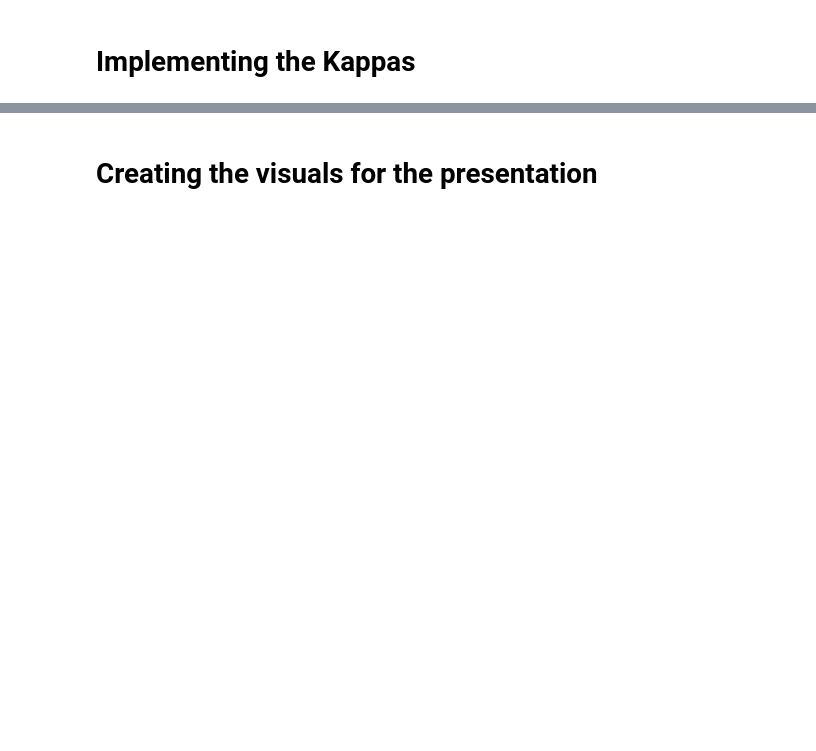
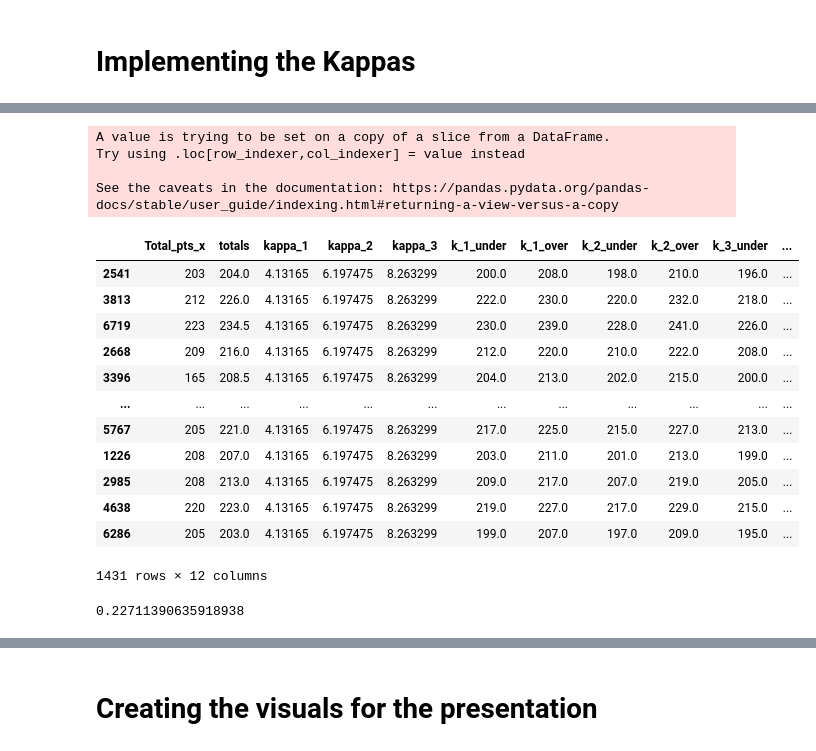
Before and after one commit to amoss038/Over_under, a Jupyter notebook: ml_models_playground.ipynb, the cells around one changed output, grey strips where cells are left out. Saved outputs shown, nothing was run; the diff lists cells and outputs as text; code cells hidden in the pictures; blank space fills up the shorter version.

```diff
--- a/ml_models_playground.ipynb
+++ b/ml_models_playground.ipynb
@@ -482,3 +438,8 @@ gradient_fit= gradient.fit(X_train, y_train)
 y_pred = gradient_fit.predict(X_test)
 # %% [markdown]
 # Implementing the Kappas
+# %%
+#creating the play DF from y_test because y_test maintains the same index as the original
+#DF so that we can combine with the original DF to compare the Kappas to the games the y test refers to
+play = pd.DataFrame(y_test)
+play
@@ -485,3 +460,37 @@ y_pred = gradient_fit.predict(X_test)
+# %%
+#Creating new_df, which is the original df merged on index with the play DF
+new_df = pd.merge(play, ml_df, left_index=True, right_index=True)
+
+#creating the compare DF to go into the Kappa function
+compare_df = new_df[['Total_pts_x','totals', 'kappa_1', 'kappa_2', 'kappa_3',
+       'k_1_under', 'k_1_over', 'k_2_under', 'k_2_over', 'k_3_under',
+       'k_3_over']]
+# %%
+#adding the y pred as predicted column make sure the predicted, actual total, and vegas total are from the same game
+compare_df['predicted'] = y_pred
+compare_df
+# %% [output]
+A value is trying to be set on a copy of a slice from a DataFrame.
+Try using .loc[row_indexer,col_indexer] = value instead
+
+See the caveats in the documentation: https://pandas.pydata.org/pandas-docs/stable/user_guide/indexing.html#returning-a-view-versus-a-copy
+|  | Total_pts_x | totals | kappa_1 | kappa_2 | kappa_3 | k_1_under | k_1_over | k_2_under | k_2_over | k_3_under | ... |
+| 2541 | 203 | 204.0 | 4.13165 | 6.197475 | 8.263299 | 200.0 | 208.0 | 198.0 | 210.0 | 196.0 | ... |
+| 3813 | 212 | 226.0 | 4.13165 | 6.197475 | 8.263299 | 222.0 | 230.0 | 220.0 | 232.0 | 218.0 | ... |
+| 6719 | 223 | 234.5 | 4.13165 | 6.197475 | 8.263299 | 230.0 | 239.0 | 228.0 | 241.0 | 226.0 | ... |
+| 2668 | 209 | 216.0 | 4.13165 | 6.197475 | 8.263299 | 212.0 | 220.0 | 210.0 | 222.0 | 208.0 | ... |
+| 3396 | 165 | 208.5 | 4.13165 | 6.197475 | 8.263299 | 204.0 | 213.0 | 202.0 | 215.0 | 200.0 | ... |
+| ... | ... | ... | ... | ... | ... | ... | ... | ... | ... | ... | ... |
+| 5767 | 205 | 221.0 | 4.13165 | 6.197475 | 8.263299 | 217.0 | 225.0 | 215.0 | 227.0 | 213.0 | ... |
+| 1226 | 208 | 207.0 | 4.13165 | 6.197475 | 8.263299 | 203.0 | 211.0 | 201.0 | 213.0 | 199.0 | ... |
+| 2985 | 208 | 213.0 | 4.13165 | 6.197475 | 8.263299 | 209.0 | 217.0 | 207.0 | 219.0 | 205.0 | ... |
+| 4638 | 220 | 223.0 | 4.13165 | 6.197475 | 8.263299 | 219.0 | 227.0 | 217.0 | 229.0 | 215.0 | ... |
+| 6286 | 205 | 203.0 | 4.13165 | 6.197475 | 8.263299 | 199.0 | 207.0 | 197.0 | 209.0 | 195.0 | ... |
+1431 rows × 12 columns
+# %%
+325/ len(compare_df)
+# %% [output]
+0.22711390635918938
 # %%
 def kappa_1():
 
```
Also changed, not shown: parts of 53 cells of this notebook, 5 other files.
